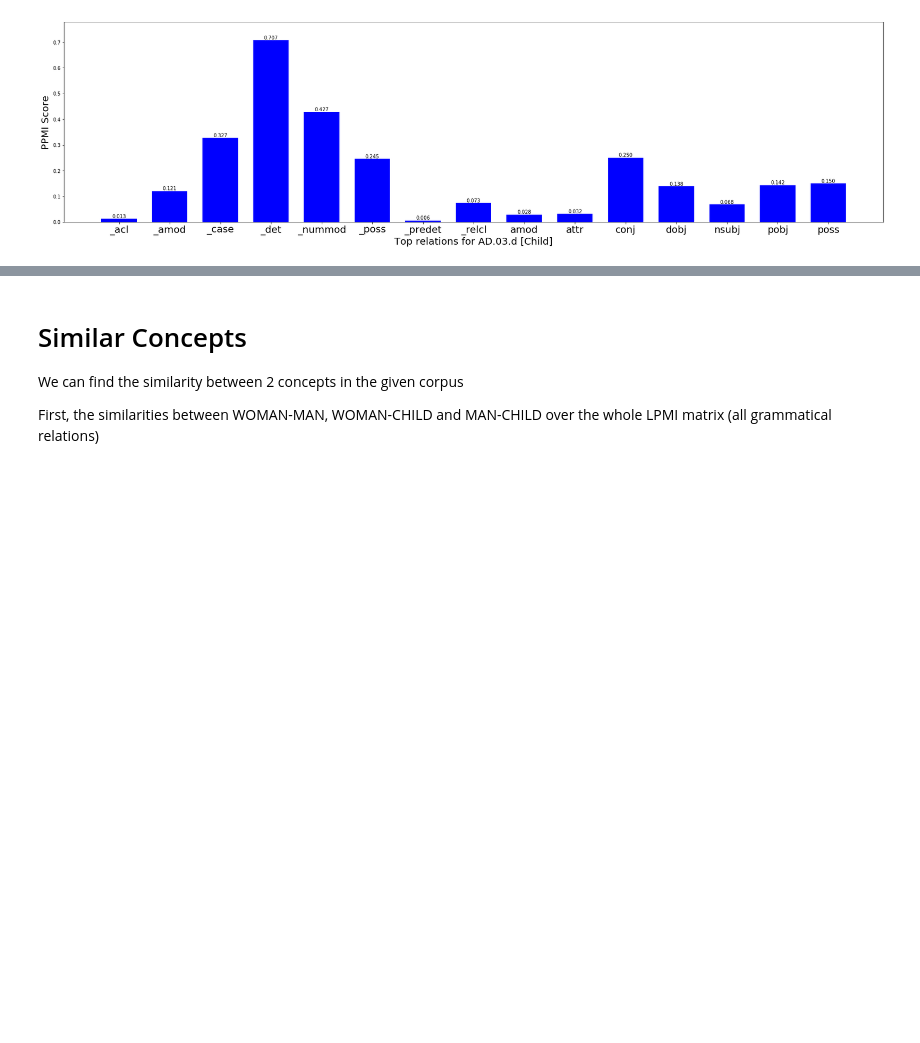
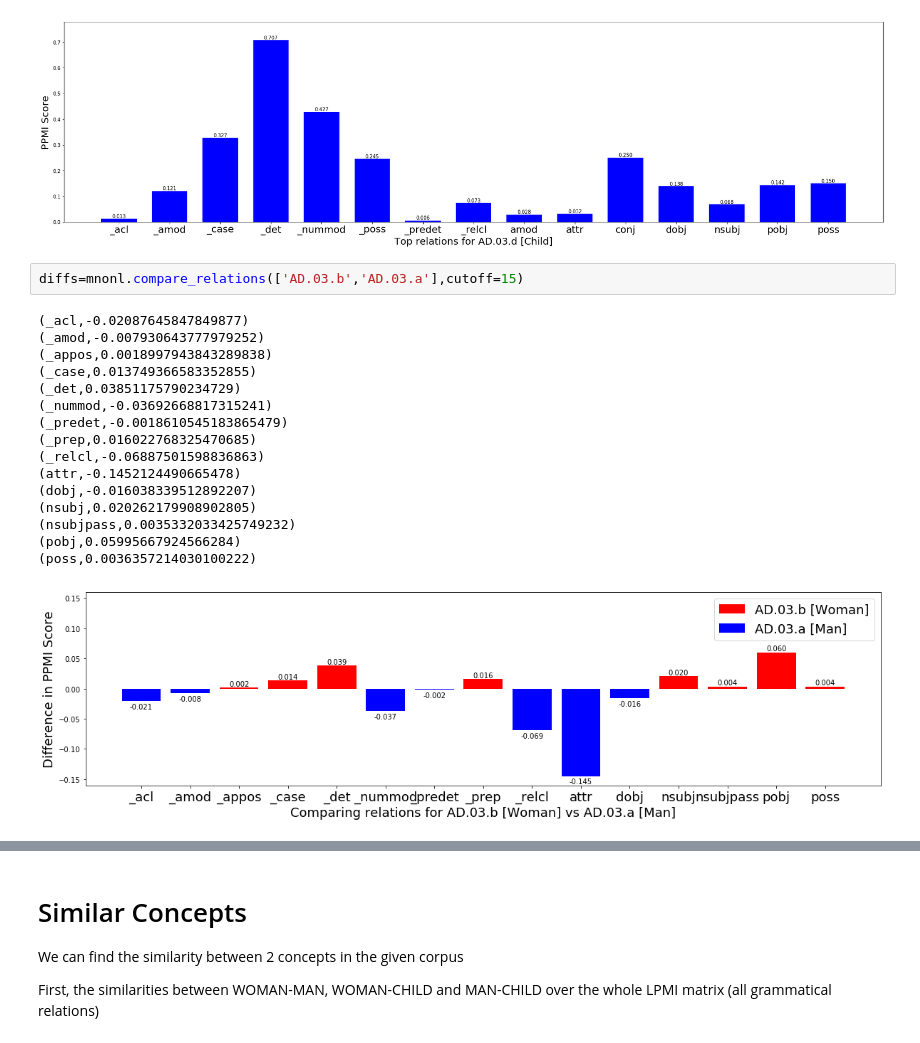
Before and after one commit to julieweeds/samdist, a Jupyter notebook: SamuelsViewer-males.ipynb, the cells around one changed output, grey strips where cells are left out. Cells and saved outputs as stored; diff of their text form; blank space fills up the shorter version.

Commit message:
visualisation of differences between voices with respect to relations seen with concepts

```diff
--- a/SamuelsViewer-males.ipynb
+++ b/SamuelsViewer-males.ipynb
@@ -128,6 +151,25 @@ cr=mnonl.get_top_relations('AD.03.d',displaygraph=True,cutoff=15)
 (_acl, 0.012556244589903504)
 (_predet, 0.005874857457367353)
 [figure]
+# %%
+diffs=mnonl.compare_relations(['AD.03.b','AD.03.a'],cutoff=15)
+# %% [output]
+(_acl,-0.02087645847849877)
+(_amod,-0.007930643777979252)
+(_appos,0.0018997943843289838)
+(_case,0.013749366583352855)
+(_det,0.03851175790234729)
+(_nummod,-0.03692668817315241)
+(_predet,-0.0018610545183865479)
+(_prep,0.016022768325470685)
+(_relcl,-0.06887501598836863)
+(attr,-0.1452124490665478)
+(dobj,-0.016038339512892207)
+(nsubj,0.020262179908902805)
+(nsubjpass,0.0035332033425749232)
+(pobj,0.05995667924566284)
+(poss,0.0036357214030100222)
+[figure, added]
 # %%
 w=mnonl.get_top_features('AD.03.b',rel='_amod',displaygraph=True)
 # %% [output]
```
Also changed, not shown: parts of 24 cells of this notebook, 4 other files.
